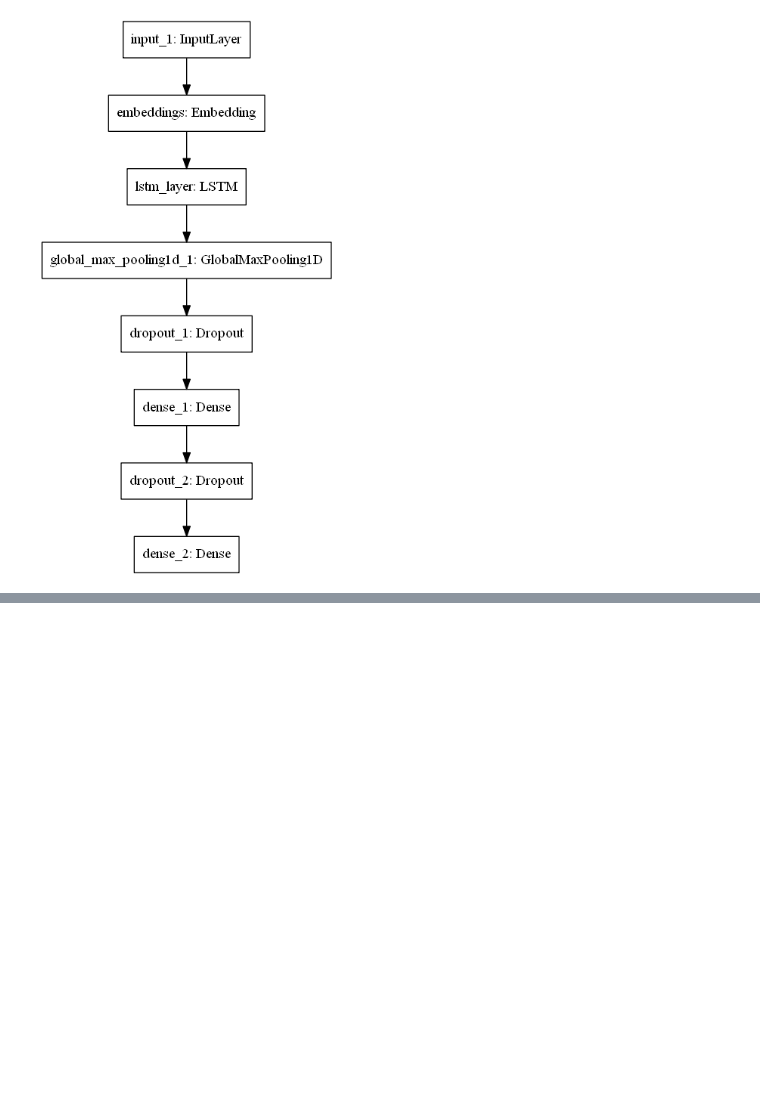
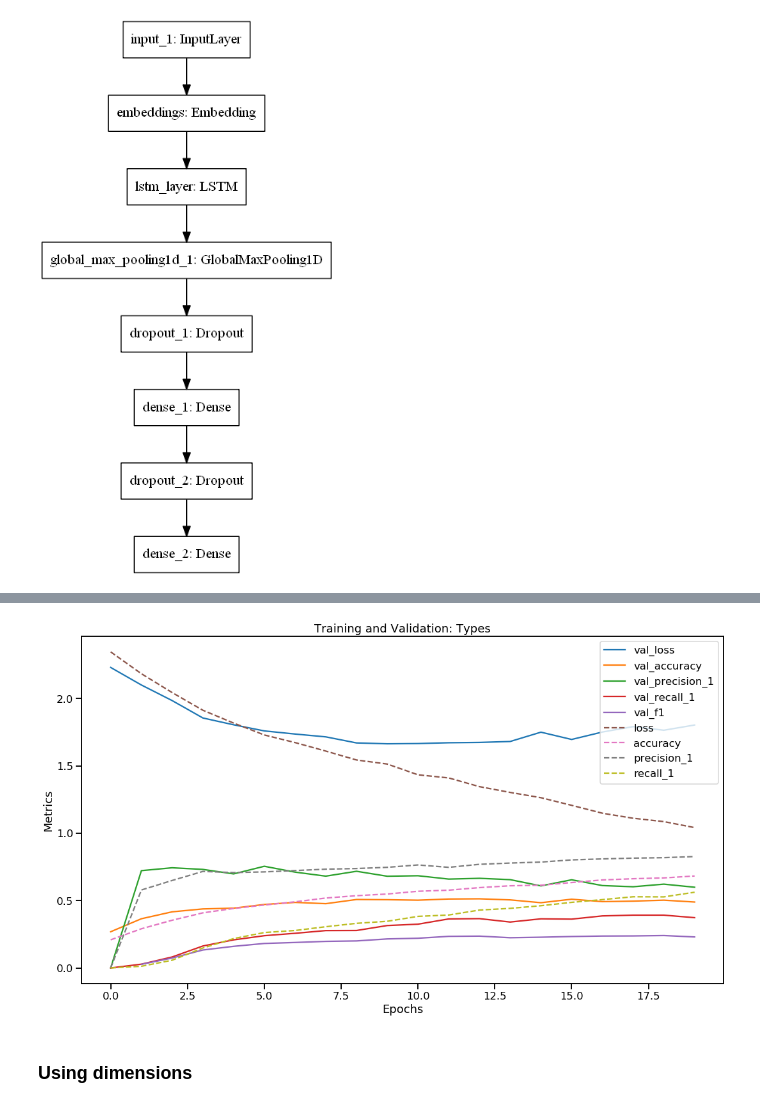
Before and after one commit to mikongame/project-final, a Jupyter notebook: your-project/4_MBTI Model building and evaluation (DL).ipynb, the cells around one changed output, grey strips where cells are left out. Drawn from its saved outputs; the diff is of its cells as text; code cells hidden in the pictures; blank space fills up the shorter version.

```diff
--- a/your-project/4_MBTI Model building and evaluation (DL).ipynb
+++ b/your-project/4_MBTI Model building and evaluation (DL).ipynb
@@ -282,0 +233,10 @@ TypeError: unsupported operand type(s) for *: 'Precision' and 'Recall'
+# %%
+types_hist_df = pd.read_csv("data/output_csv/types_hist_df.csv")
+types_hist_df.drop(["Unnamed: 0"], axis=1, inplace=True)
+# %%
+types_hist_df['val_f1'] = ((types_hist_df["val_precision_1"]*types_hist_df["val_recall_1"])/
+                           (types_hist_df["val_precision_1"]+types_hist_df["val_recall_1"]))
+# %%
+types_hist_df = types_hist_df[['val_loss', 'loss', 'val_accuracy', 'accuracy', 'val_precision_1', 'precision_1',
+                  'val_recall_1', 'recall_1', 'val_f1']]
+types_hist_df
@@ -282,0 +261,18 @@ TypeError: unsupported operand type(s) for *: 'Precision' and 'Recall'
+# %%
+plt.figure(figsize=(18,10))
+plt.plot(types_hist_df[['val_loss', 'val_accuracy', 'val_precision_1', 'val_recall_1', 'val_f1']])
+plt.plot (types_hist_df[['loss', 'accuracy', 'precision_1', 'recall_1']], '--')
+
+plt.title('Training and Validation: Types')
+plt.xlabel('Epochs')
+plt.ylabel('Metrics')
+plt.legend(['val_loss', 'val_accuracy', 'val_precision_1', 'val_recall_1', 'val_f1',
+            'loss', 'accuracy', 'precision_1', 'recall_1'])
+plt.savefig("images/output_images/types_history.png")
+
+sns.set_context("talk")
+plt.show()
+# %% [output]
+[figure, added]
+# %% [markdown]
+### Using dimensions
```
Also changed, not shown: parts of 51 cells of this notebook, 7 other files.
